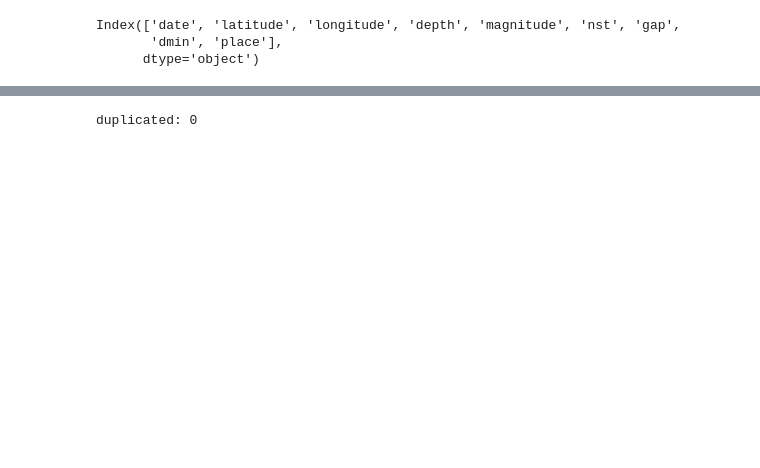
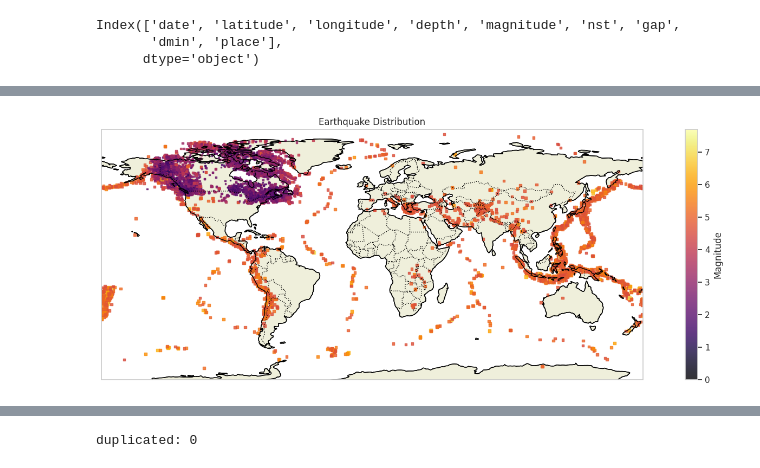
Before and after one commit to Sickachu01/EarthQuakePrediction, a Jupyter notebook: PreprocessingEarthQuake.ipynb, the cells around one changed output, grey strips where cells are left out. Drawn from its saved outputs; the diff is of its cells as text; code cells hidden in the pictures; blank space fills up the shorter version.

```diff
--- a/PreprocessingEarthQuake.ipynb
+++ b/PreprocessingEarthQuake.ipynb
@@ -66,0 +91,29 @@ memory usage: 7.0+ MB
+# %%
+import cartopy.crs as ccrs
+import cartopy.feature as cfeature
+import matplotlib.pyplot as plt
+
+fig, ax = plt.subplots(figsize=(20, 6), subplot_kw=dict(projection=ccrs.PlateCarree()))
+
+# วาด marker บนแผนที่ โดยกำหนดสีตามค่า magnitude
+plt.scatter(df_EarthQuake['longitude'], df_EarthQuake['latitude'],
+            s=df_EarthQuake['magnitude']**1.5,
+            c=df_EarthQuake['magnitude'],
+            cmap='inferno',  # เปลี่ยนเป็น colormap 'inferno'
+            alpha=0.8,  # เพิ่มค่า alpha เพื่อให้สีเข้มขึ้น
+            marker='s',
+            transform=ccrs.PlateCarree())
+
+# เพิ่มรายละเอียดแผนที่
+ax.coastlines()
+ax.add_feature(cfeature.BORDERS, linestyle=':')
+ax.add_feature(cfeature.LAND, edgecolor='black')
+
+# เพิ่มแถบสีเกลียว
+plt.colorbar(label='Magnitude')
+
+# แสดงแผนที่
+plt.title('Earthquake Distribution')
+plt.show()
+# %% [output]
+[figure, added]
```
Also changed, not shown: parts of 18 cells of this notebook, 5 other files.
